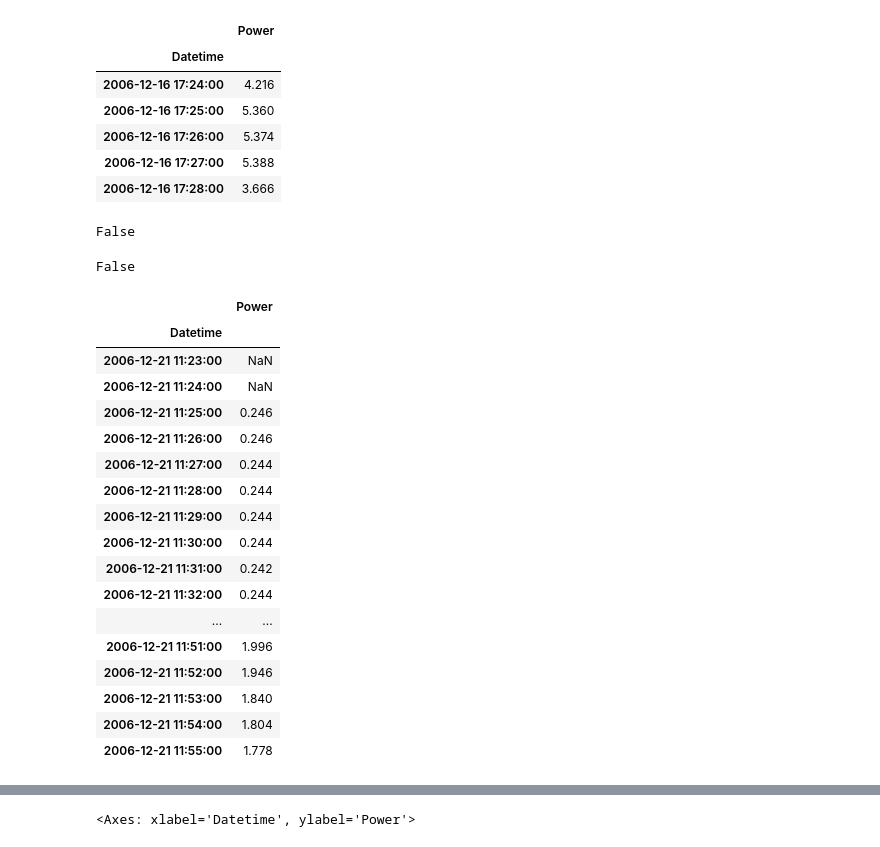
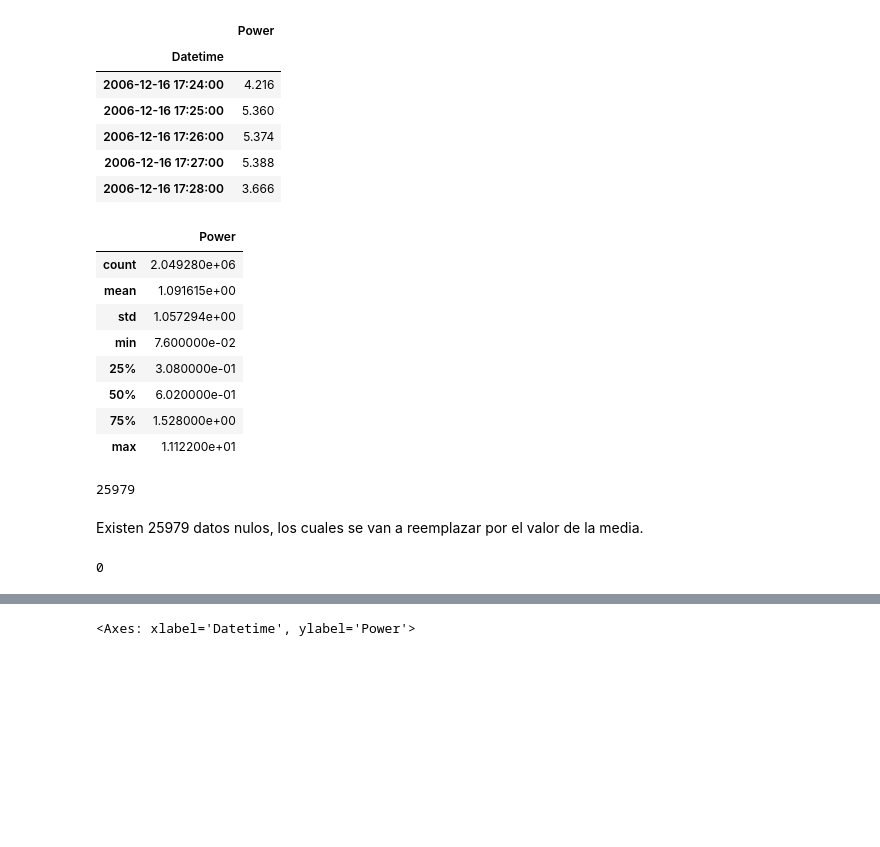
Before and after one commit to dcrovo/DeepLearning-Power-Prediction, a Jupyter notebook: src/TallerASP.ipynb, the cells around one changed output, grey strips where cells are left out. Saved outputs shown, nothing was run; the diff lists cells and outputs as text; code cells hidden in the pictures; blank space fills up the shorter version.

```diff
--- a/src/TallerASP.ipynb
+++ b/src/TallerASP.ipynb
@@ -28,7 +40,29 @@ data.head()
 | 2006-12-16 17:26:00 | 5.374 |
 | 2006-12-16 17:27:00 | 5.388 |
 | 2006-12-16 17:28:00 | 3.666 |
-# %%
-grouped = data.groupby(data.index.month)['Power'].nana
-# %% [output]
-False
+# %%
+# Se verifica información básica del dataset
+data.describe()
+# %% [output]
+|  | Power |
+| count | 2.049280e+06 |
+| mean | 1.091615e+00 |
+| std | 1.057294e+00 |
+| min | 7.600000e-02 |
+| 25% | 3.080000e-01 |
+| 50% | 6.020000e-01 |
+| 75% | 1.528000e+00 |
+| max | 1.112200e+01 |
+# %%
+# Las siguientes lineas de código se utilizarn para verificar cómo están distribuidos los datos núlos
+
+# grouped = data.groupby(by=data.index.month)
+# nan = data[pd.isna(data['Power'])]
+# nan = nan.fillna(1)
+# nan_values = nan.groupby(by=[nan.index.month,nan.index.day,nan.index.year]).count()
+
+data[pd.isna(data['Power'])].size
+# %% [output]
+25979
+# %% [markdown]
+Existen 25979 datos nulos, los cuales se van a reemplazar por el valor de la media.
@@ -35,27 +71,5 @@ False
 # %%
-nan = data[pd.isna(data['Power'])]
+# Se verifica que no queden valores nulos
+data[pd.isna(data['Power'])].size
+# %% [output]
+0
-# %%
-nan.groupby(by=nan.index.month)
-# %% [output]
-False
-# %%
-data.loc['2006-12-21 11:23:00':'2006-12-21 11:55:00']
-# %% [output]
-|  | Power |
-| Datetime |  |
-| 2006-12-21 11:23:00 | NaN |
-| 2006-12-21 11:24:00 | NaN |
-| 2006-12-21 11:25:00 | 0.246 |
-| 2006-12-21 11:26:00 | 0.246 |
-| 2006-12-21 11:27:00 | 0.244 |
-| 2006-12-21 11:28:00 | 0.244 |
-| 2006-12-21 11:29:00 | 0.244 |
-| 2006-12-21 11:30:00 | 0.244 |
-| 2006-12-21 11:31:00 | 0.242 |
-| 2006-12-21 11:32:00 | 0.244 |
-| ... | ... |
-| 2006-12-21 11:51:00 | 1.996 |
-| 2006-12-21 11:52:00 | 1.946 |
-| 2006-12-21 11:53:00 | 1.840 |
-| 2006-12-21 11:54:00 | 1.804 |
-| 2006-12-21 11:55:00 | 1.778 |
```
Also changed, not shown: parts of 7 cells of this notebook.
